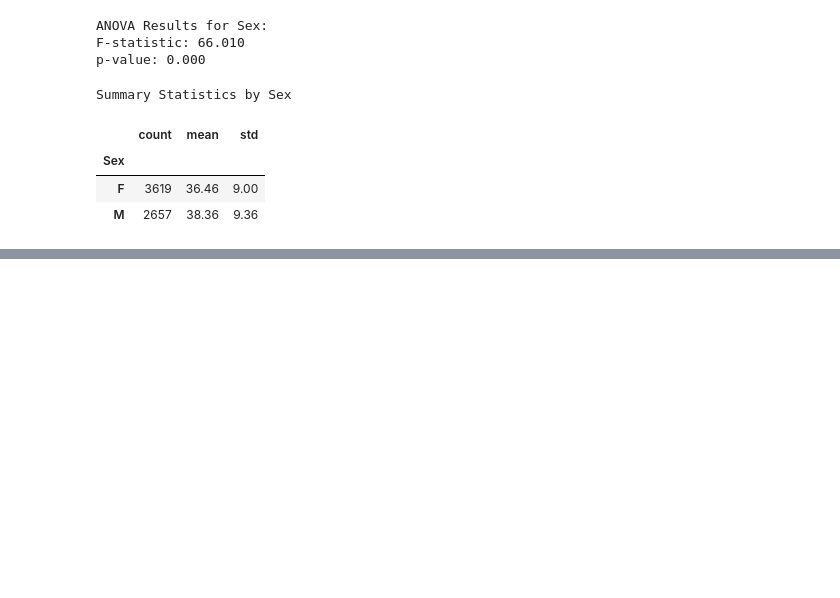
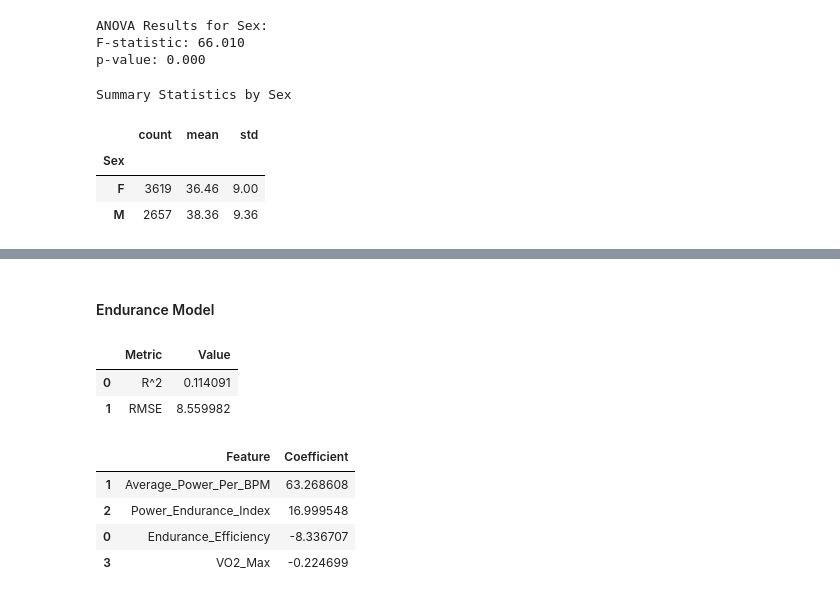
Before and after one commit to anthnypaul/fitness_scores_analysis_csuf, a Jupyter notebook: totalFitnessFactorScore.ipynb, the cells around one changed output, grey strips where cells are left out. Saved outputs shown, nothing was run; the diff lists cells and outputs as text; code cells hidden in the pictures; blank space fills up the shorter version.

```diff
--- a/totalFitnessFactorScore.ipynb
+++ b/totalFitnessFactorScore.ipynb
@@ -712,0 +699,14 @@ evaluate_model("Comprehensive Model", comprehensive_model_features)
+# %% [markdown]
+#### Endurance Model
+# %%
+transformed_model_2_features = ['Endurance_Efficiency', 'Average_Power_Per_BPM', 'Power_Endurance_Index','VO2_Max']
+evaluate_model("Transformed Model 2", transformed_model_2_features)
+# %% [output]
+|  | Metric | Value |
+| 0 | R^2 | 0.114091 |
+| 1 | RMSE | 8.559982 |
+|  | Feature | Coefficient |
+| 1 | Average_Power_Per_BPM | 63.268608 |
+| 2 | Power_Endurance_Index | 16.999548 |
+| 0 | Endurance_Efficiency | -8.336707 |
+| 3 | VO2_Max | -0.224699 |
```
Also changed, not shown: parts of 27 cells of this notebook.
